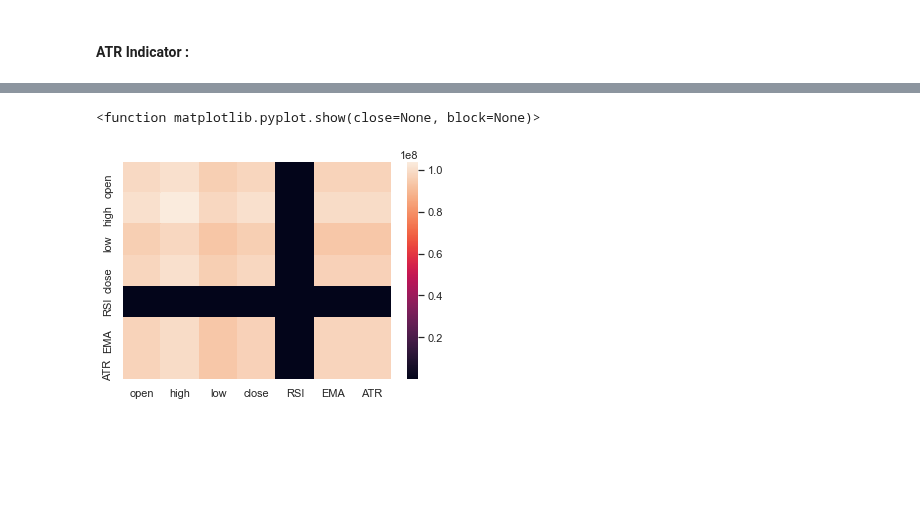
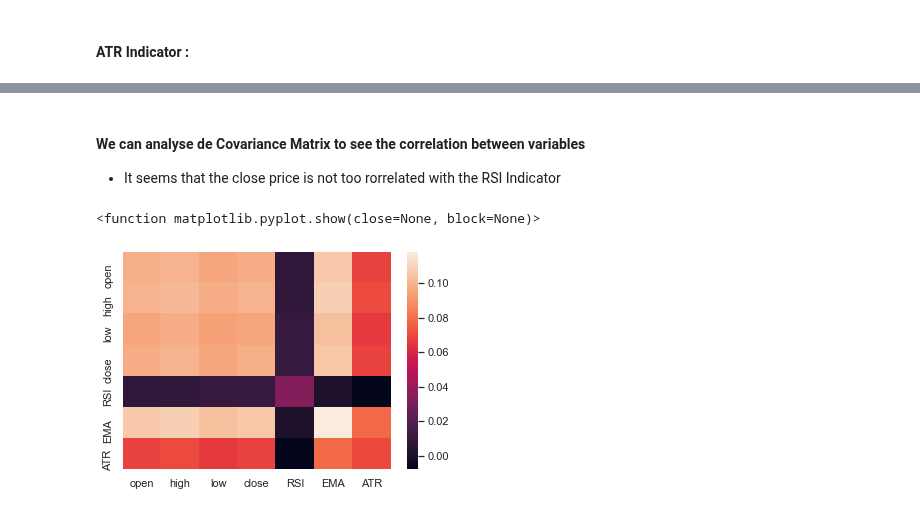
Before and after one commit to MohamedKeteb/Crypto_project, a Jupyter notebook: Bitcoin_pred.ipynb, the cells around one changed output, grey strips where cells are left out. Saved outputs shown, nothing was run; the diff lists cells and outputs as text; code cells hidden in the pictures; blank space fills up the shorter version.

```diff
--- a/Bitcoin_pred.ipynb
+++ b/Bitcoin_pred.ipynb
@@ -121,0 +116,4 @@ IndentationError: expected an indented block (<ipython-input-21-0ce020c0be91>, l
+# %%
+
+scaled_data = scaling_data(final_data)
+scaled_data
@@ -122,8 +134,11 @@ IndentationError: expected an indented block (<ipython-input-21-0ce020c0be91>, l
+# %% [markdown]
+#### We can analyse de Covariance Matrix to see the correlation between variables
+- It seems that the close price is not too rorrelated with the RSI Indicator
 # %%
 
-cov_matrix = final_data.drop('datetime', axis=1).cov()
+cov_matrix = scaled_data.drop('datetime', axis=1).cov()
 sns.heatmap(cov_matrix)
 plt.show
 # %% [output]
 <function matplotlib.pyplot.show(close=None, block=None)>
-[figure, old version]
+[figure, new version]
```
Also changed, not shown: parts of 4 cells of this notebook, 1 other file.
